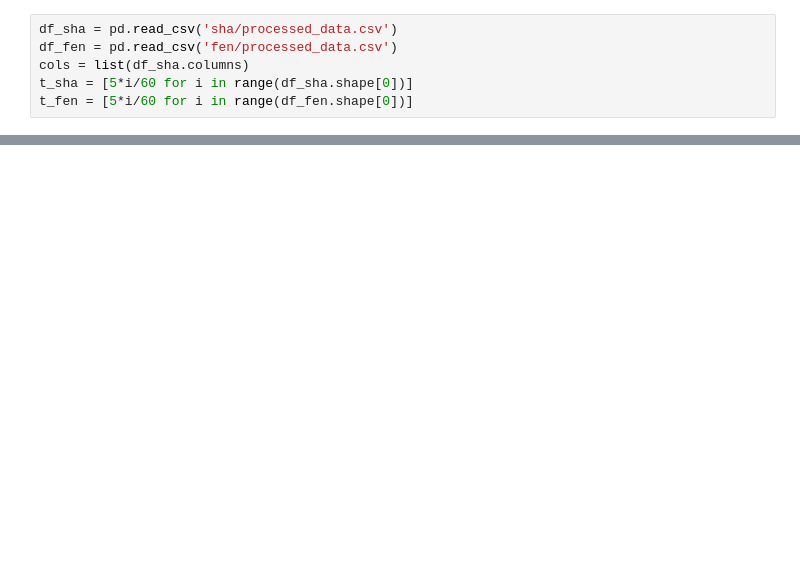
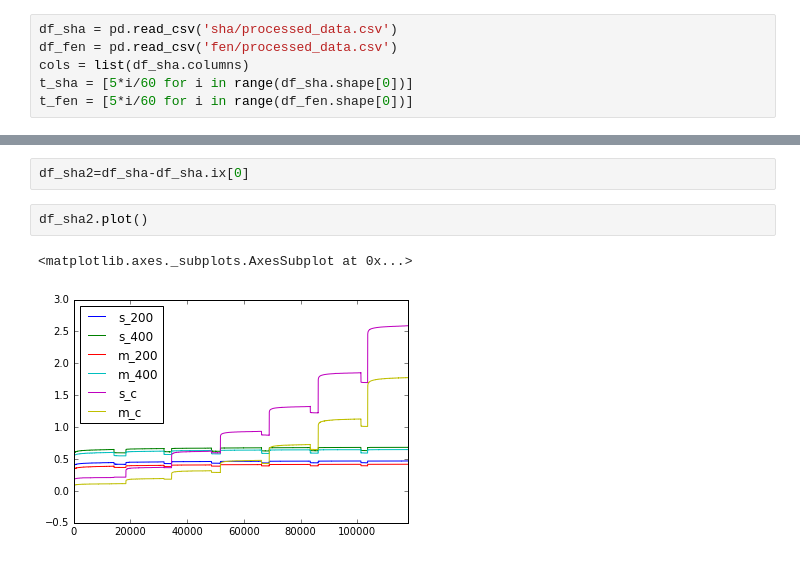
Before and after one commit to FryeT/gujie, a Jupyter notebook: gujie.ipynb, the cells around one changed output, grey strips where cells are left out. Cells and saved outputs as stored; diff of their text form; blank space fills up the shorter version.

```diff
--- a/gujie.ipynb
+++ b/gujie.ipynb
@@ -35,0 +46,7 @@ for nrow in range(3):
+# %%
+df_sha2=df_sha-df_sha.ix[0]
+# %%
+df_sha2.plot()
+# %% [output]
+<matplotlib.axes._subplots.AxesSubplot at 0x...>
+[figure, added]
```
Also changed, not shown: parts of 5 cells of this notebook, 9 other files.
